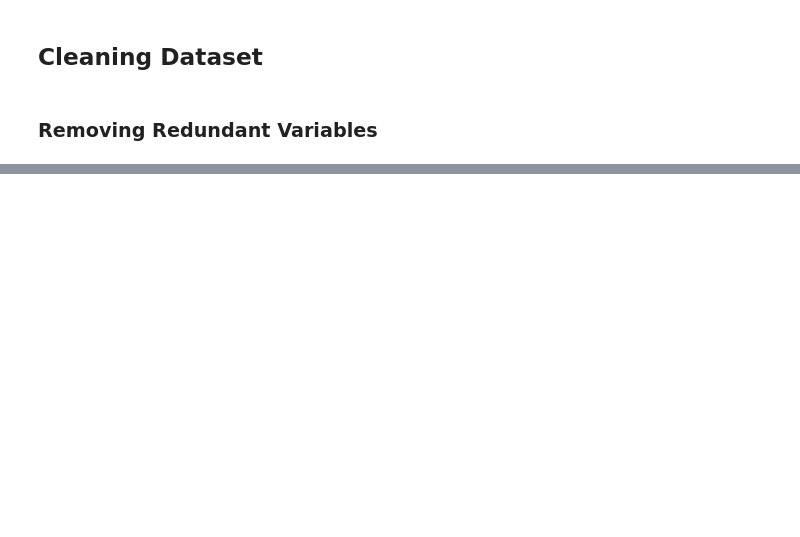
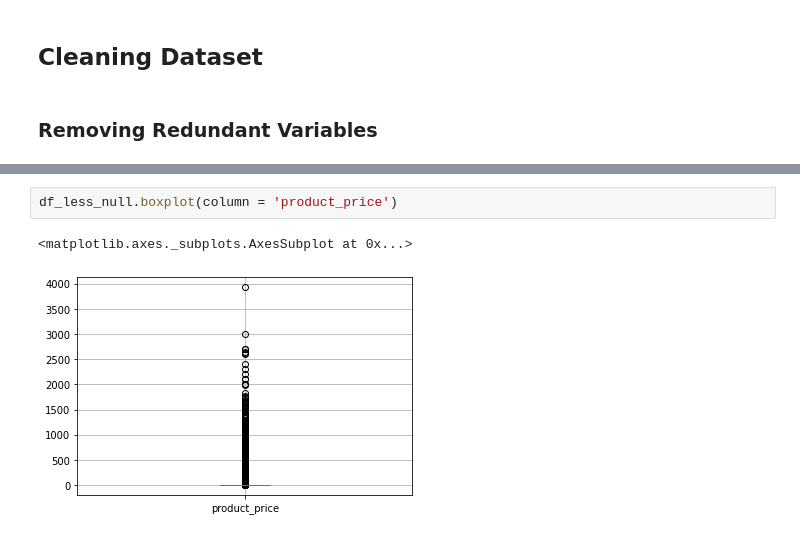
Before and after one commit to samousavizade/Criteo-recommender, a Jupyter notebook: ML_Project.ipynb, the cells around one changed output, grey strips where cells are left out. Cells and saved outputs as stored; diff of their text form; blank space fills up the shorter version.

```diff
--- a/ML_Project.ipynb
+++ b/ML_Project.ipynb
@@ -152,0 +167,5 @@ df_less_null.head()
+# %%
+df_less_null.boxplot(column = 'product_price')
+# %% [output]
+<matplotlib.axes._subplots.AxesSubplot at 0x...>
+[figure, added]
```
Also changed, not shown: parts of 4 cells of this notebook.
